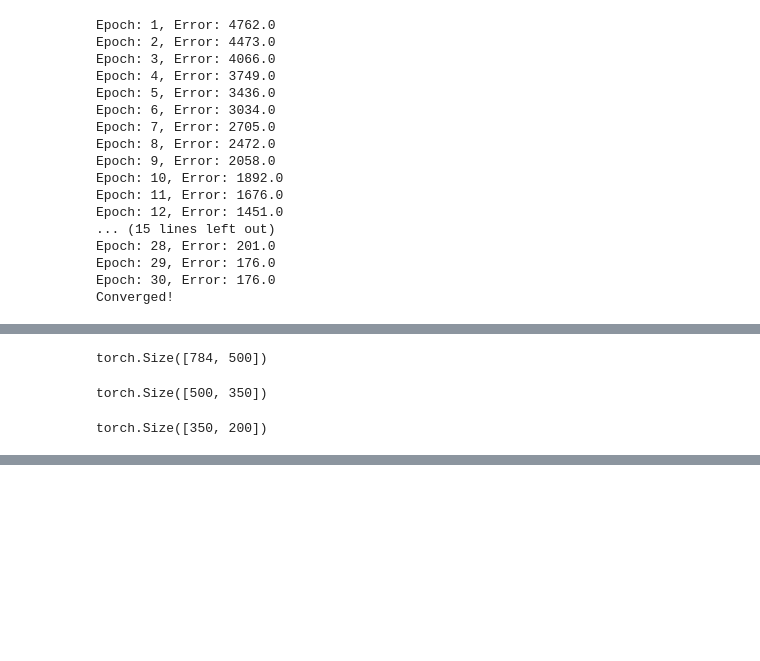
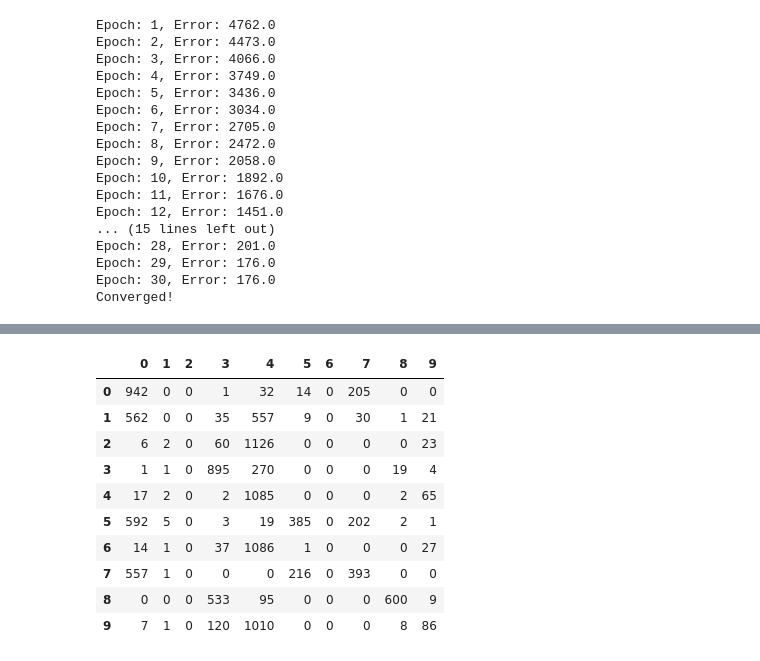
Before and after one commit to TheOneCodeGuy/AutoAssociationNN-RBM-AutoEncoders, a Jupyter notebook: Q4.ipynb, the cells around one changed output, grey strips where cells are left out. Saved outputs shown, nothing was run; the diff lists cells and outputs as text; code cells hidden in the pictures; blank space fills up the shorter version.

Commit message:
Size error fixed for Q4

```diff
--- a/Q4.ipynb
+++ b/Q4.ipynb
@@ -261,14 +219,14 @@ classifier = FinalNet(v.shape[1], [500,350,200], 10)
 # %%
 with torch.no_grad():
 
-    classifier.fc1.weight.data = nn.Parameter(rbm.W)
-    classifier.fc1.bias.data = nn.Parameter(rbm.b)
+    classifier.fc1.weight.data = nn.Parameter(rbm.W.t())
+    classifier.fc1.bias.data = nn.Parameter(rbm.c.squeeze(0))
 
-    classifier.fc2.weight = nn.Parameter(rbm2.W)
-    classifier.fc2.bias = nn.Parameter(rbm2.b)
+    classifier.fc2.weight = nn.Parameter(rbm2.W.t())
+    classifier.fc2.bias = nn.Parameter(rbm2.c.squeeze(0))
 
-    classifier.fc3.weight = nn.Parameter(rbm3.W)
-    classifier.fc3.bias = nn.Parameter(rbm3.b)
+    classifier.fc3.weight = nn.Parameter(rbm3.W.t())
+    classifier.fc3.bias = nn.Parameter(rbm3.c.squeeze(0))
 # %%
 criterion = nn.CrossEntropyLoss()
 optimizer = optim.SGD(classifier.parameters(), lr=0.001, momentum=0.9)
@@ -318,12 +277,19 @@ RuntimeError: size mismatch, m1: [32 x 784], m2: [500 x 784] at C:/w/b/windows/p
-# %%
-rbm.W.shape
-# %% [output]
-torch.Size([784, 500])
-# %%
-rbm2.W.shape
-# %% [output]
-torch.Size([500, 350])
-# %%
-rbm3.W.shape
-# %% [output]
-torch.Size([350, 200])
+# %%
+with torch.no_grad():
+
+    test_loss = 0.0
+    y_test = []
+    y_test_pred = []
+
+    for data in testloader:
+
+        X, y = data[0].to(device), data[1].to(device)
+        y_hat = classifier(X)
+        test_loss += criterion(y_hat, y)
+
+        y_test.extend(list(y.cpu().detach().numpy()))
+        y_test_pred.extend(list(torch.argmax(y_hat, axis=1).cpu().detach().numpy()))
+
+print('Test Loss =', test_loss.item())
+pd.DataFrame(confusion_matrix(y_test, y_test_pred))
+# %% [output]
@@ -329,0 +297,11 @@ torch.Size([350, 200])
+|  | 0 | 1 | 2 | 3 | 4 | 5 | 6 | 7 | 8 | 9 |
+| 0 | 942 | 0 | 0 | 1 | 32 | 14 | 0 | 205 | 0 | 0 |
+| 1 | 562 | 0 | 0 | 35 | 557 | 9 | 0 | 30 | 1 | 21 |
+| 2 | 6 | 2 | 0 | 60 | 1126 | 0 | 0 | 0 | 0 | 23 |
+| 3 | 1 | 1 | 0 | 895 | 270 | 0 | 0 | 0 | 19 | 4 |
+| 4 | 17 | 2 | 0 | 2 | 1085 | 0 | 0 | 0 | 2 | 65 |
+| 5 | 592 | 5 | 0 | 3 | 19 | 385 | 0 | 202 | 2 | 1 |
+| 6 | 14 | 1 | 0 | 37 | 1086 | 1 | 0 | 0 | 0 | 27 |
+| 7 | 557 | 1 | 0 | 0 | 0 | 216 | 0 | 393 | 0 | 0 |
+| 8 | 0 | 0 | 0 | 533 | 95 | 0 | 0 | 0 | 600 | 9 |
+| 9 | 7 | 1 | 0 | 120 | 1010 | 0 | 0 | 0 | 8 | 86 |
```
Also changed, not shown: parts of 3 cells of this notebook.
